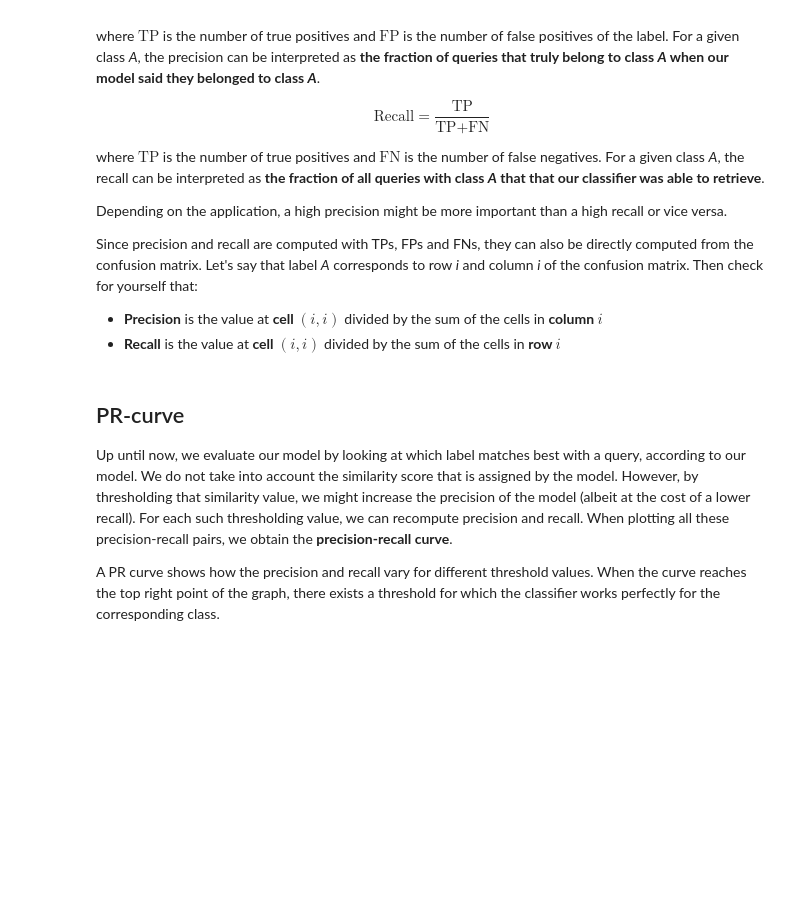
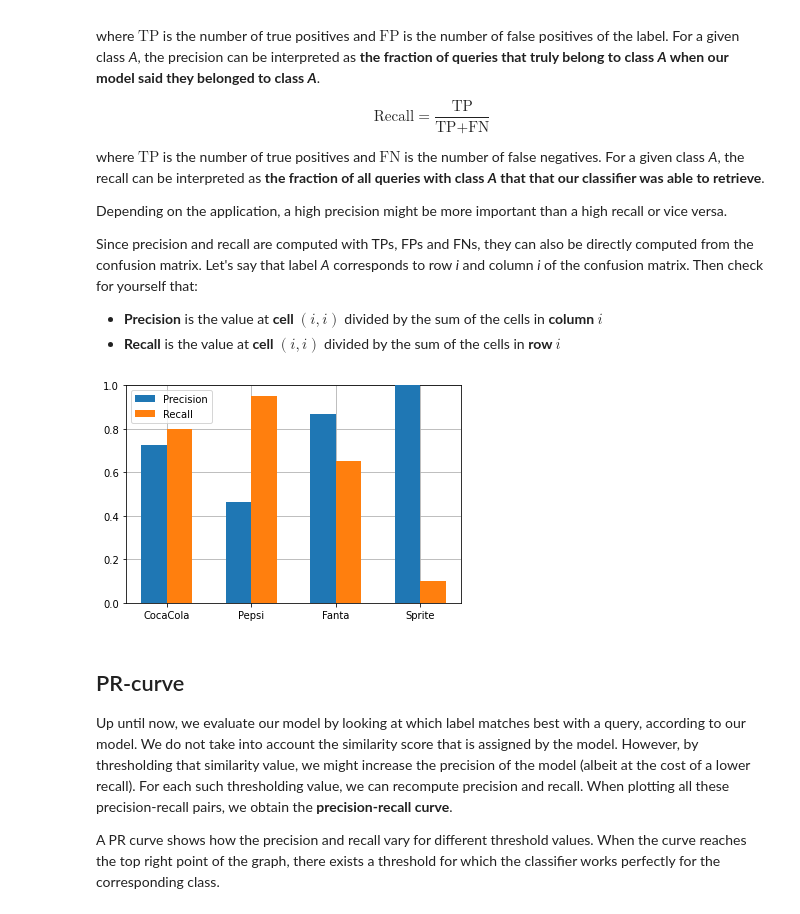
Before and after one commit to florisdf/maibi_cv, a Jupyter notebook: 2_classification/2_evaluation_metrics.ipynb, the cells around one changed output. Saved outputs shown, nothing was run; the diff lists cells and outputs as text; code cells hidden in the pictures; blank space fills up the shorter version.

```diff
--- a/2_classification/2_evaluation_metrics.ipynb
+++ b/2_classification/2_evaluation_metrics.ipynb
@@ -85,6 +85,6 @@ from lib.evaluation_metrics import calc_tp_tn_fp_fn
 print(f'{"Label":<15}|{"TP":^5}|{"TN":^5}|{"FP":^5}|{"FN":^5}')
 print(f'{"-"*15}|{"-"*5}|{"-"*5}|{"-"*5}|{"-"*5}')
 
-for label in labels:
-    tp, tn, fp, fn = calc_tp_tn_fp_fn(label, cmat, labels)
+for label in gallery_labels:
+    tp, tn, fp, fn = calc_tp_tn_fp_fn(label, cmat, gallery_labels)
     print(f'{label:<15}|{tp:^5}|{tn:^5}|{fp:^5}|{fn:^5}')
@@ -111,37 +118,39 @@ Since precision and recall are computed with TPs, FPs and FNs, they can also be
 from lib.evaluation_metrics import calc_precision, calc_recall
 
 precisions = [
-    calc_precision(label, cmat, labels)
-    for label in labels
+    calc_precision(label, cmat, gallery_labels)
+    for label in gallery_labels
 ]
 
 recalls = [
-    calc_recall(label, cmat, labels)
-    for label in labels
+    calc_recall(label, cmat, gallery_labels)
+    for label in gallery_labels
 ]
 # %%
 import matplotlib.pyplot as plt
 
-N_LABELS = len(labels)
+N_LABELS = len(gallery_labels)
 x = np.arange(N_LABELS)
 width = 0.3
 
 fig, ax = plt.subplots()
 ax.grid(zorder=0)
 ax.set_xticks(x)
-ax.set_xticklabels(labels)
+ax.set_xticklabels(gallery_labels)
 ax.set_ylim([0, 1])
 
 # Plot precisions
 ax.bar(x=x - width/2, height=precisions, label='Precision',
        width=width, zorder=3)
 
 # Plot recalls
 ax.bar(x=x + width/2, height=recalls,label='Recall',
        width=width, zorder=3)
 
 # Add legend
 ax.legend();
+# %% [output]
+[figure, added]
 # %% [markdown]
 ## PR-curve
 
```
Also changed, not shown: parts of 6 cells of this notebook, 6 other files.
